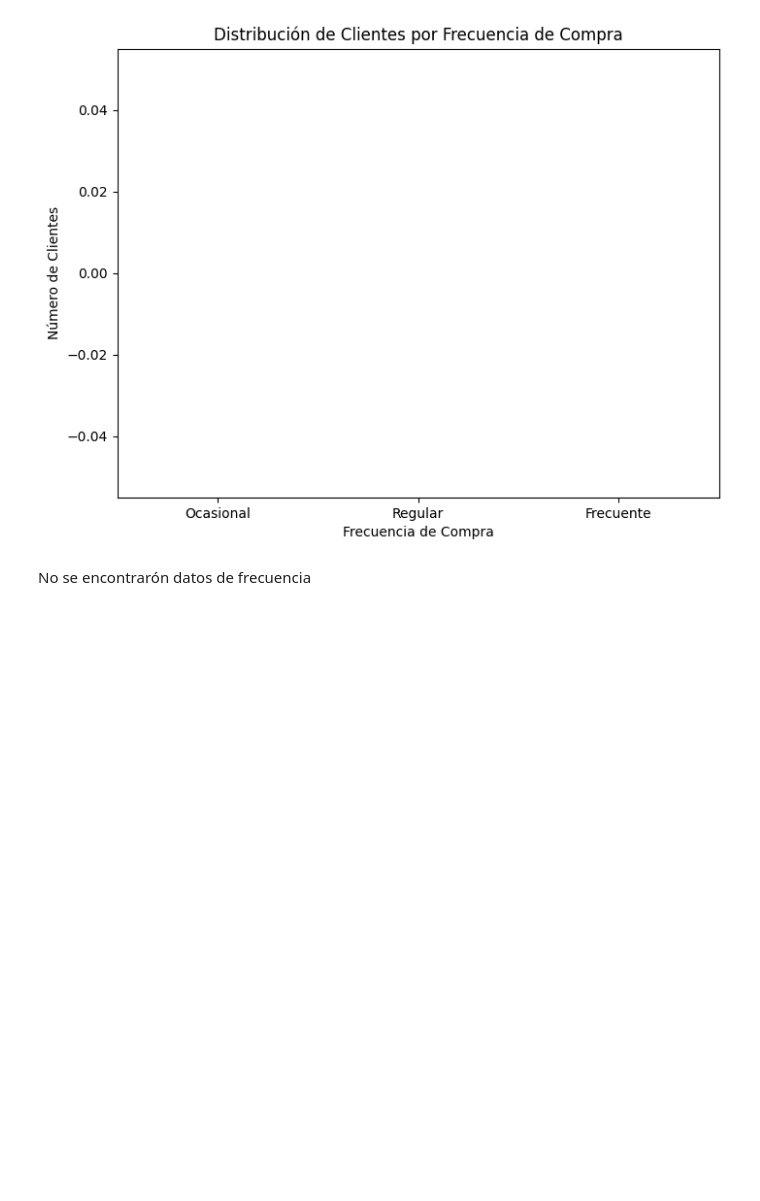
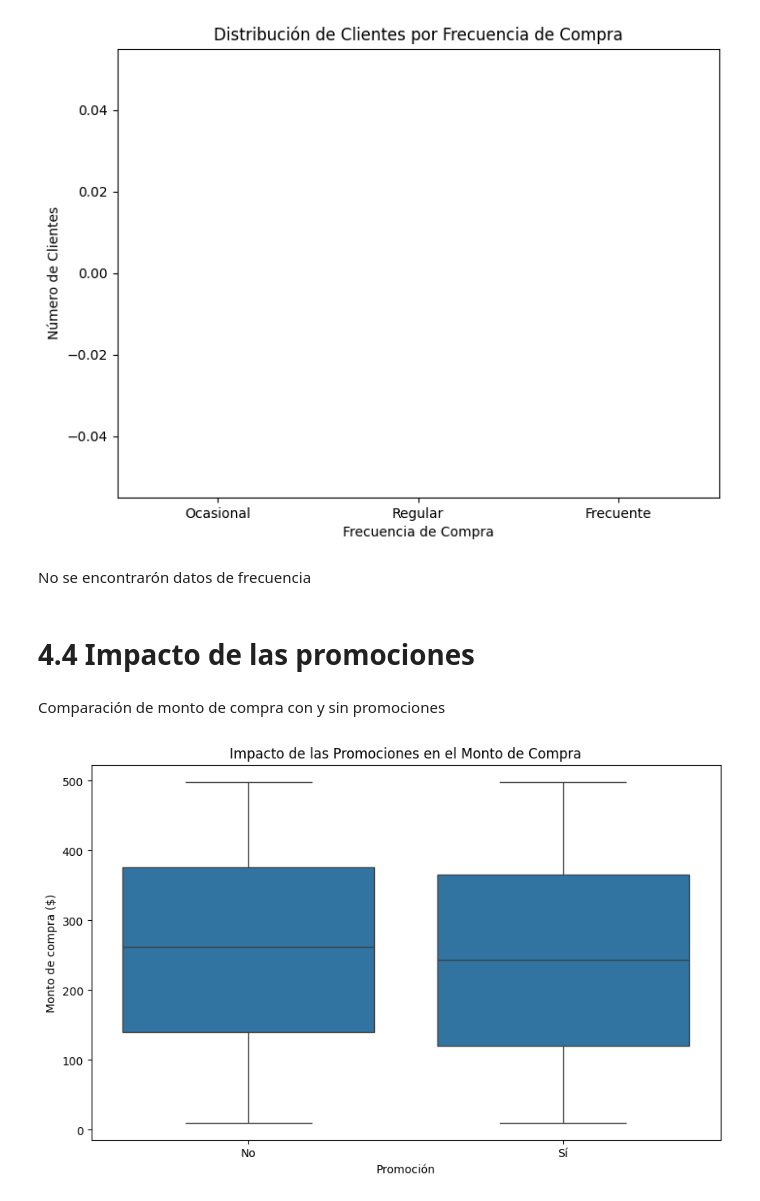
Before and after one commit to Ninigocancino/quickmart-analisis-de-ventas-y-perfil-de-clientes, a Jupyter notebook: Notebooks/quickmart_analisis.ipynb, the cells around one changed output. Drawn from its saved outputs; the diff is of its cells as text; code cells hidden in the pictures; blank space fills up the shorter version.

Commit message:
Se realizó la comparación entre el monto de compra con y sin promoción

```diff
--- a/Notebooks/quickmart_analisis.ipynb
+++ b/Notebooks/quickmart_analisis.ipynb
@@ -254,3 +254,16 @@ plt.show()
 [figure]
 # %% [markdown]
 No se encontrarón datos de frecuencia
+# %% [markdown]
+# 4.4 Impacto de las promociones
+# %% [markdown]
+Comparación de monto de compra con y sin promociones
+# %%
+plt.figure(figsize=(10,6))
+sns.boxplot(x='Promoción', y='Monto_Compra', data=df_mart)
+plt.title('Impacto de las Promociones en el Monto de Compra')
+plt.xlabel('Promoción')
+plt.ylabel('Monto de compra ($)')
+plt.show()
+# %% [output]
+[figure, added]
```
Also changed, not shown: parts of 1 cell of this notebook.
